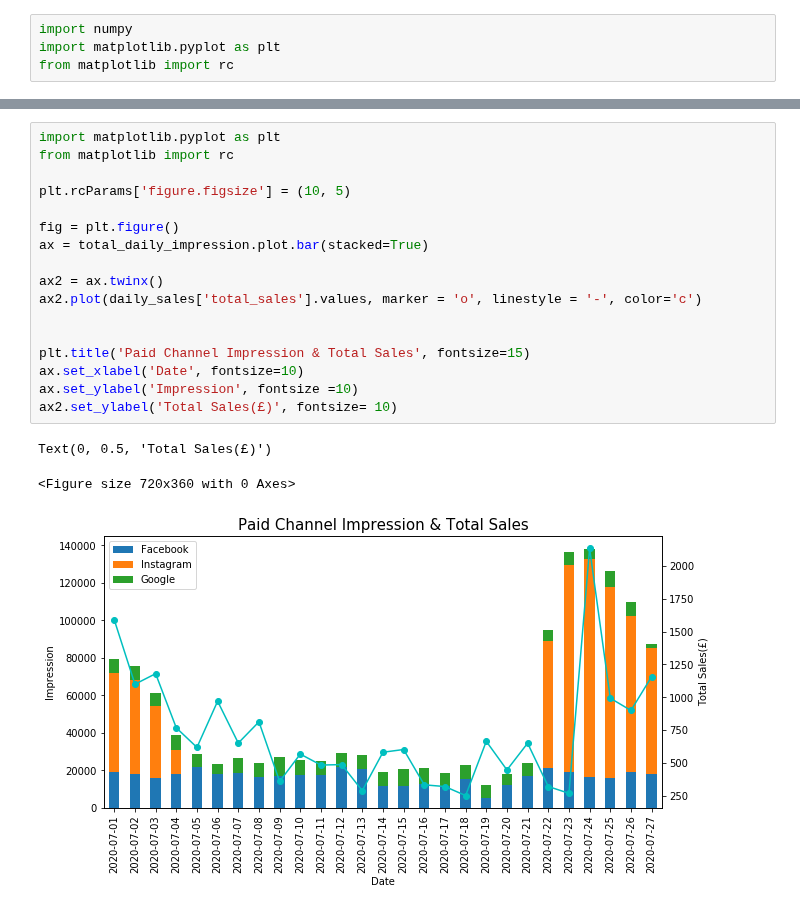
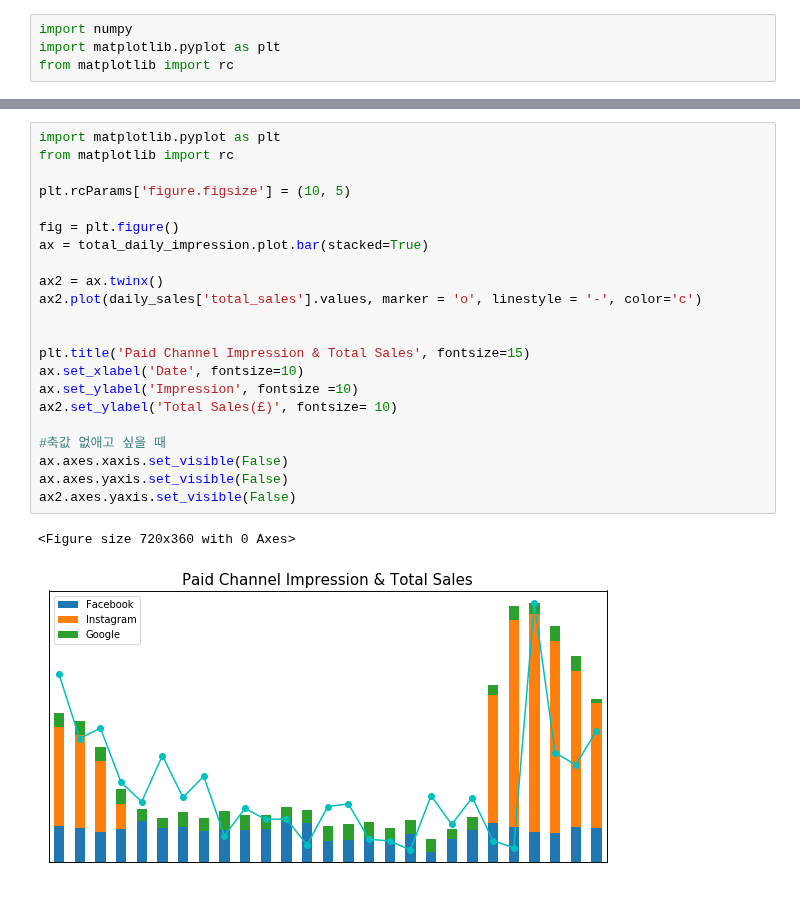
Before and after one commit to JoannaKang/kakao-commerce-data-analysis, a Jupyter notebook: Kakao_dashboard_Shopify.ipynb, the cells around one changed output, grey strips where cells are left out. Cells and saved outputs as stored; diff of their text form.

```diff
--- a/Kakao_dashboard_Shopify.ipynb
+++ b/Kakao_dashboard_Shopify.ipynb
@@ -471,21 +471,25 @@ Text(0.5, 1.0, 'Facebook Targeting Budget(£)')
 # %%
 import matplotlib.pyplot as plt
 from matplotlib import rc
 
 plt.rcParams['figure.figsize'] = (10, 5)
 
 fig = plt.figure()
 ax = total_daily_impression.plot.bar(stacked=True)
 
 ax2 = ax.twinx()
 ax2.plot(daily_sales['total_sales'].values, marker = 'o', linestyle = '-', color='c')
 
 
 plt.title('Paid Channel Impression & Total Sales', fontsize=15)
 ax.set_xlabel('Date', fontsize=10)
 ax.set_ylabel('Impression', fontsize =10)
 ax2.set_ylabel('Total Sales(£)', fontsize= 10)
+
+#축값 없애고 싶을 때
+ax.axes.xaxis.set_visible(False)
+ax.axes.yaxis.set_visible(False)
+ax2.axes.yaxis.set_visible(False)
 # %% [output]
-Text(0, 0.5, 'Total Sales(£)')
+<Figure size 720x360 with 0 Axes>
-<Figure size 720x360 with 0 Axes>
-[figure, old version]
+[figure, new version]
```
Also changed, not shown: parts of 1 cell of this notebook.
